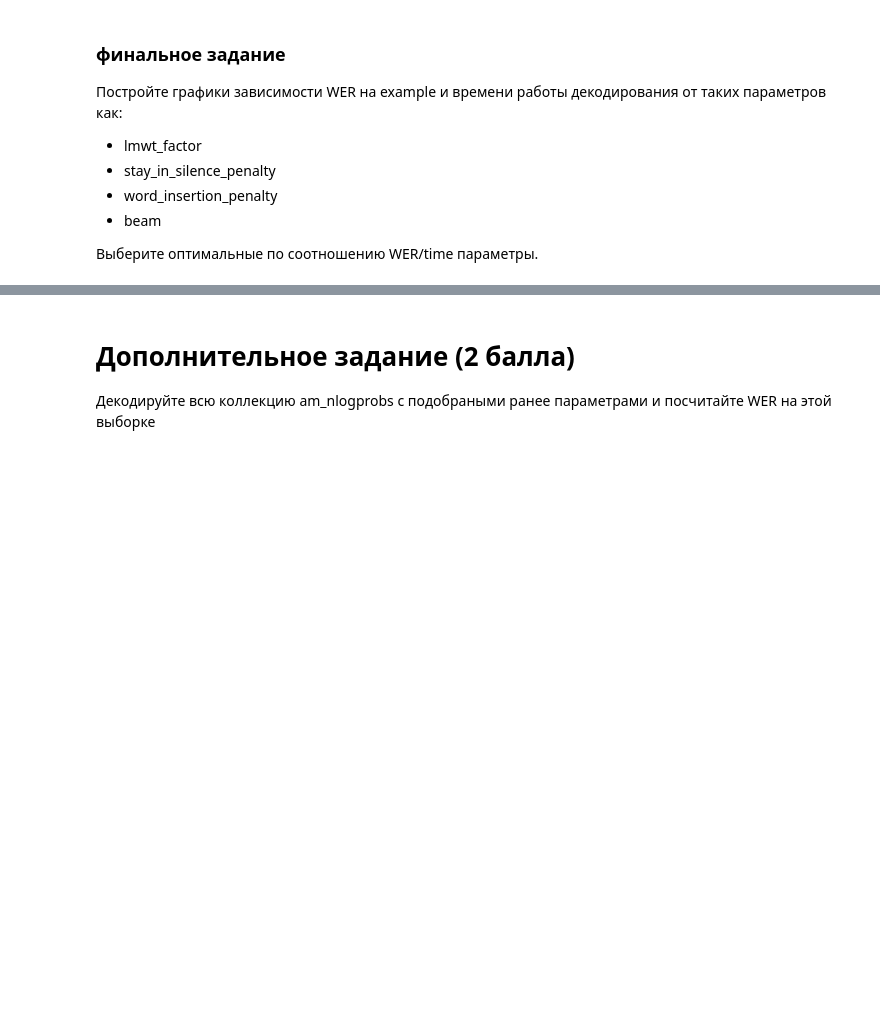
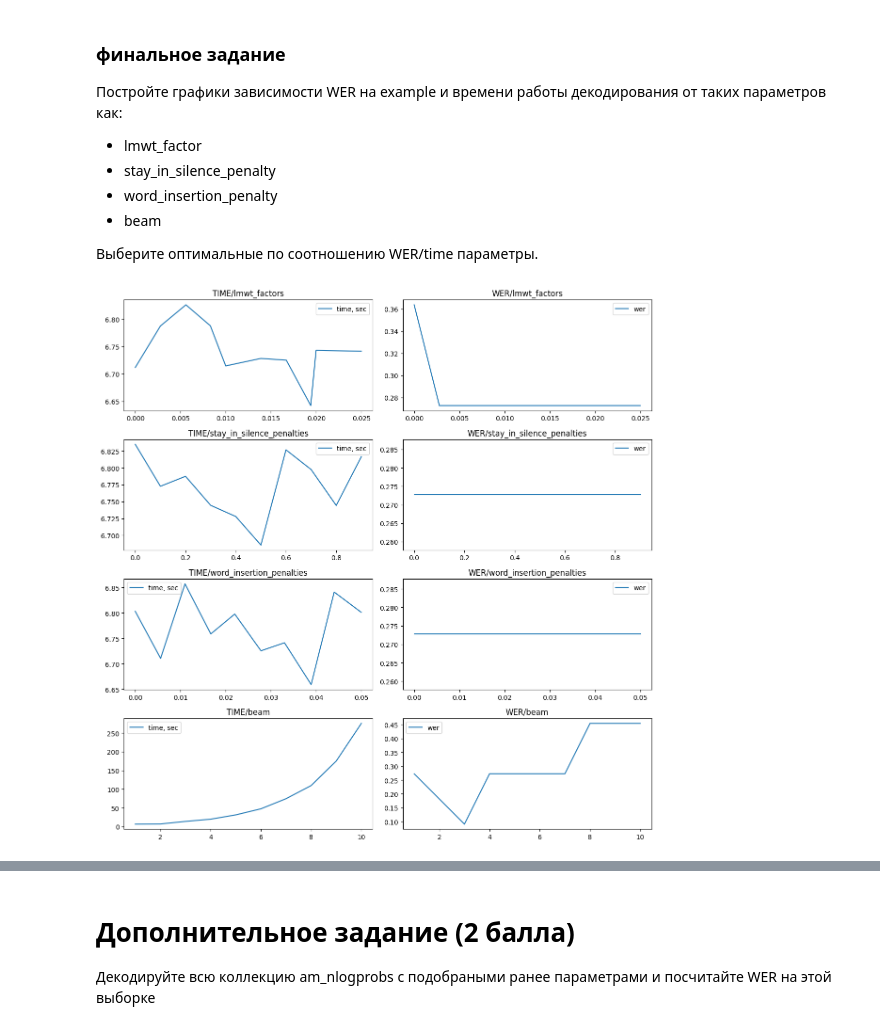
Before and after one commit to medbar/asr_itmo_practice, a Jupyter notebook: asr_lab4.ipynb, the cells around one changed output, grey strips where cells are left out. Drawn from its saved outputs; the diff is of its cells as text; code cells hidden in the pictures; blank space fills up the shorter version.

```diff
--- a/asr_lab4.ipynb
+++ b/asr_lab4.ipynb
@@ -626,7 +705,7 @@ class HypothesesKeeper:
         """return the best hyp based on self.best_state"""
         # TODO
         # верните лучшую гипотезу
-        raise NotImplementedError()
+        return self.state2hyp.get(self.best_state)
         # !!!!!!!!!!
 
     def prune(self):
@@ -636,21 +715,26 @@ class HypothesesKeeper:
         """Return all hypotheses. Apply beam pruning"""
         # TODO
         # верните все гипотезы, которые находятся в луче поиска
-        raise NotImplementedError()
+        hyps_in_beam = []
+        for hyp in self.state2hyp.values():
+            if not self.is_prunned_by_beam(hyp.score):
+                hyps_in_beam.append(hyp)
+
+        return hyps_in_beam
         # !!!!!!!!!!!!!!!!!
 
     def is_prunned_by_beam(self, score: float):
         """Return true if score greater than beam"""
         # TODO
         # верните True, если значение score находится вне луча поиска
-        raise NotImplementedError()
+        return score > self.best_score + self.beam_size
         #!!!!!!!!!!!!!!!!
 
     def is_prunned_by_state(self, state, score):
         """Returns true if the keeper already has a hyp in the same state and the score of this hyp is lower"""
         # TODO
         # верните True, если state уже имеет гипотезу, со скором лучше чем score
-        raise NotImplementedError()
+        return state in self.state2hyp and score > self.state2hyp[state].score
         # !!!!!!!!!!!!!!!!!!!
 
     def append(self, hyp: Hypothesis):
@@ -678,7 +762,12 @@ class HypothesesKeeper:
         # посчитайте средний и максимальный скор хранящихся гипотез
         # mean_score = ...
         # max_score = ...
-        raise NotImplementedError()
+        scores = []
+        for hyp in self.state2hyp.values():
+            scores.append(hyp.score)
+        scores = np.array(scores)
+        mean_score = np.mean(scores)
+        max_score = np.max(scores)
         # !!!!!!!
         return (
             f"{len(self)} hyps. "
@@ -890,3 +1020,80 @@ print(hyp, "WER: ", jiwer.wer(example_ref, ' '.join(hyp.words)))
 Выберите оптимальные по соотношению WER/time параметры.
 # %%
 #TODO
+parameters = {
+    'lmwt_factors': [0.0, 0.00278, 0.0056, 0.0083, 0.01, 0.01389, 0.0167, 0.0194, 0.02, 0.025],
+    'stay_in_silence_penalties': [0.0, 0.1, 0.2, 0.3, 0.4, 0.5, 0.6, 0.7, 0.8, 0.9],
+    'word_insertion_penalties': [0.0, 0.0056, 0.011, 0.0167, 0.022, 0.0278, 0.033, 0.0389, 0.044, 0.05],
+    'beam': [1, 2, 3, 4, 5, 6, 7, 8, 9, 10],
+}
+
+best_parameters = {
+    'lmwt_factors': parameters['lmwt_factors'][0],
+    'stay_in_silence_penalties': parameters['stay_in_silence_penalties'][0],
+    'word_insertion_penalties': parameters['word_insertion_penalties'][0],
+    'beam': parameters['beam'][0],
+}
+
+graphs = dict()
+
+for param in parameters:
+    lmwt_factor = best_parameters['lmwt_factors']
+    stay_in_silence_penalty = best_parameters['stay_in_silence_penalties']
+    word_insertion_penalty = best_parameters['word_insertion_penalties']
+    beam = best_parameters['beam']
+    times = []
+    wers = []
+    for p in parameters[param]:
+        if param == 'lmwt_factors':
+            lmwt_factor = p
+        elif param == 'stay_in_silence_penalties':
+            stay_in_silence_penalty = p
+        elif param == 'word_insertion_penalties':
+            word_insertion_penalty = p
+        elif param == 'beam':
+            beam = p
+        h_fst = create_h_wfst()
+        l_fst = create_Lwfst_from_file(stay_in_silence_penalty=stay_in_silence_penalty, word_insertion_penalty=word_insertion_penalty)
+        lm = kenlmLikeWFST(kenlm.LanguageModel('resources/lab4/3gram.arpa'),
+                           lmwt_factor=lmwt_factor
+                           )
+        start_time = time.time()
+        ASR = BeamSearcher(am2phone_mapping=AM_PHONES,
+                           graph=OnTheFlyCompose([h_fst, l_fst, lm]),
+                           beam_size=beam
+                           )
+        hyp = ASR.decode(example)
+        end_time = time.time()
+        times.append(end_time - start_time)
+        wers.append(jiwer.wer(reference = example_ref,
+                              hypothesis = ' '.join(hyp.words)
+                              )
+        )
+    idx = wers.index(min(wers))
+    best_parameters[param] = parameters[param][idx]
+    graphs[param] = {'time': times,
+                     'wer': wers
+                     }
+
+display.clear_output(wait=True)
+
+fig, axs = plt.subplots(nrows=4, ncols=2, figsize=(12, 12))
+
+for i, param in enumerate(parameters):
+    values = parameters[param]
+    times = graphs[param]['time']
+    wers = graphs[param]['wer']
+    # time graph
+    axs[i, 0].plot(values, times, label=f'time, sec')
+    axs[i, 0].set_title(f'TIME/{param}')
+    axs[i, 0].legend()
+
+    # wer graph
+    axs[i, 1].plot(values, wers, label=f'wer')
+    axs[i, 1].set_title(f'WER/{param}')
+    axs[i, 1].legend()
+
+plt.tight_layout()
+plt.show()
+# %% [output]
+[figure, added]
```
Also changed, not shown: parts of 18 cells of this notebook.
